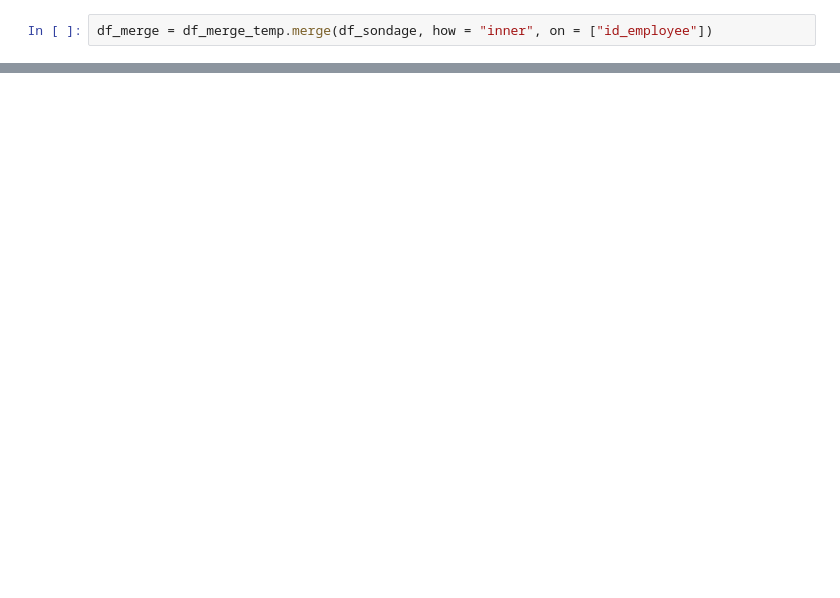
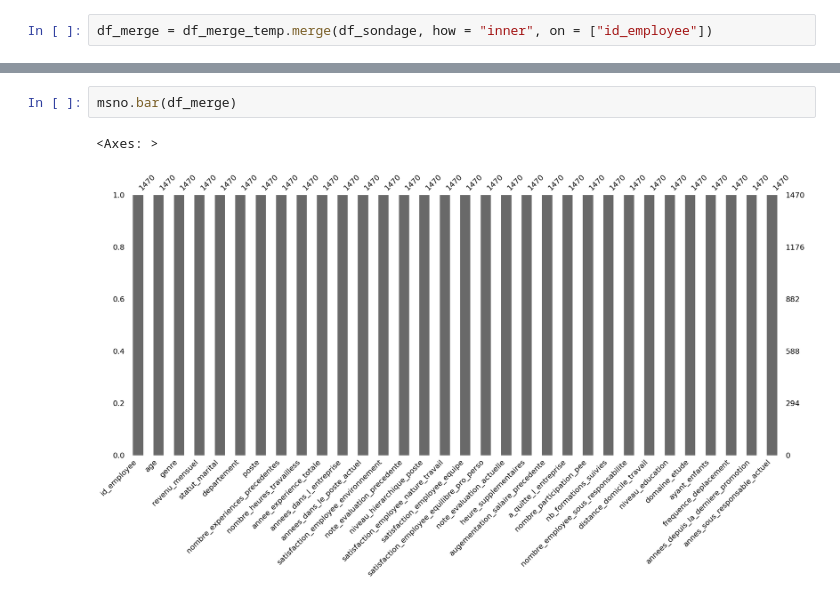
Before and after one commit to Soct/formation_OC, a Jupyter notebook: projet_4/test.ipynb, the cells around one changed output, grey strips where cells are left out. Cells and saved outputs as stored; diff of their text form; blank space fills up the shorter version.

```diff
--- a/projet_4/test.ipynb
+++ b/projet_4/test.ipynb
@@ -62,0 +65,5 @@ df_merge.head()
+# %%
+msno.bar(df_merge)
+# %% [output]
+<Axes: >
+[figure, added]
```
Also changed, not shown: parts of 20 cells of this notebook, 2 other files.
